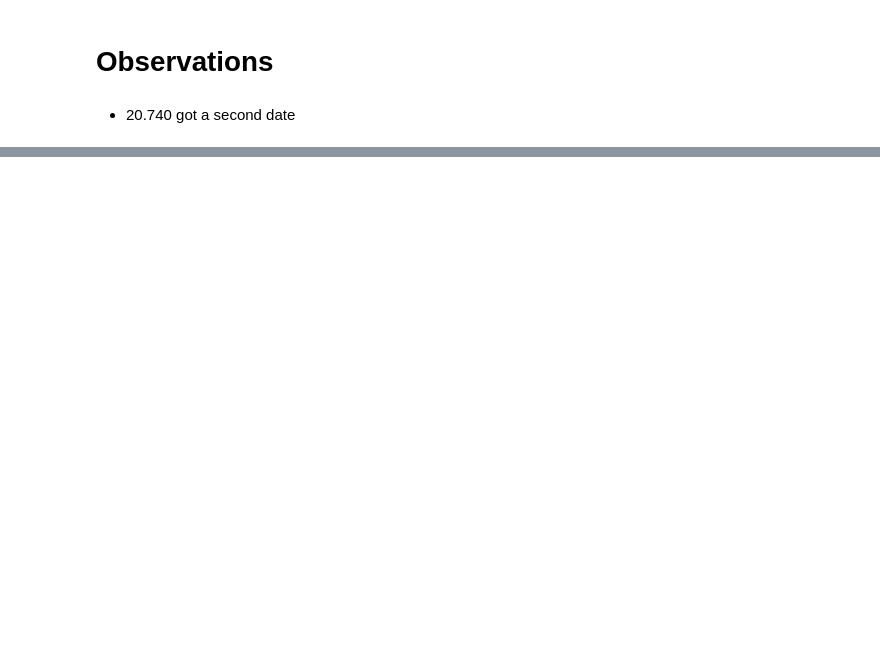
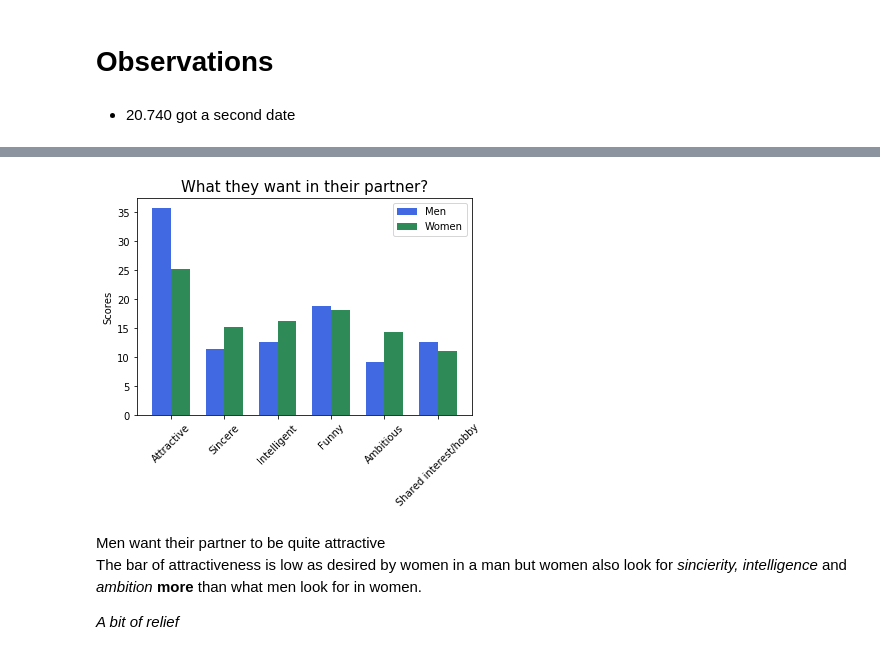
Before and after one commit to Classical-machine-learning/speedDating, a Jupyter notebook: main.ipynb, the cells around one changed output, grey strips where cells are left out. Cells and saved outputs as stored; diff of their text form; code cells hidden in the pictures; blank space fills up the shorter version.

```diff
--- a/main.ipynb
+++ b/main.ipynb
@@ -452,0 +503,34 @@ ret_cross_attr("go_out")
+# %%
+qual_by_gender=df[df['attr2_1'].notna()].groupby('gender')[quality2].agg('mean')
+# %%
+N = 6
+menMeans = qual_by_gender.iloc[0].values
+#menStd =   (2, 3, 4, 1, 2)
+
+ind = np.arange(N)  # the x locations for the groups
+width = 0.35       # the width of the bars
+
+fig = plt.figure()
+ax = fig.add_subplot(111)
+rects1 = ax.bar(ind, menMeans, width, color='royalblue', )
+
+womenMeans = qual_by_gender.iloc[1].values
+#womenStd =   (3, 5, 2, 3, 3)
+rects2 = ax.bar(ind+width, womenMeans, width, color='seagreen', )
+
+# add some
+ax.set_ylabel('Scores')
+ax.set_title('What they want in their partner?', fontsize=15)
+ax.set_xticks(ind + width / 2)
+ax.set_xticklabels( ['Attractive','Sincere','Intelligent','Funny','Ambitious','Shared interest/hobby'],rotation=45 )
+
+ax.legend( (rects1[0], rects2[0]), ('Men', 'Women') )
+
+plt.show()
+# %% [output]
+[figure, added]
+# %% [markdown]
+Men want their partner to be quite attractive <br>
+The bar of attractiveness is low as desired by women in a man but women also look for <i>sincierity, intelligence</i> and <i>ambition</i> <b>more</b> than what men look for in women.
+
+<i>A bit of relief</i>
```
Also changed, not shown: parts of 35 cells of this notebook.
